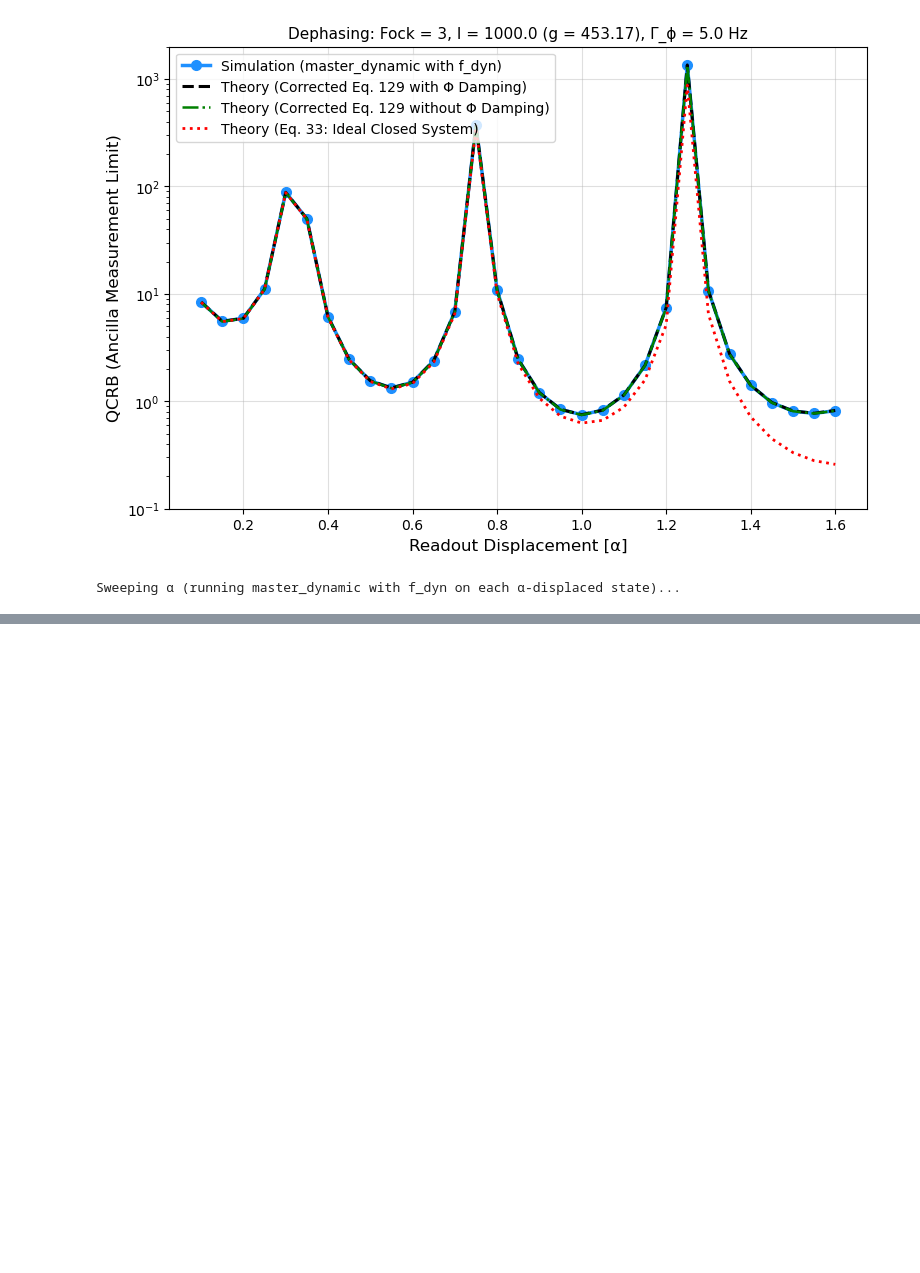
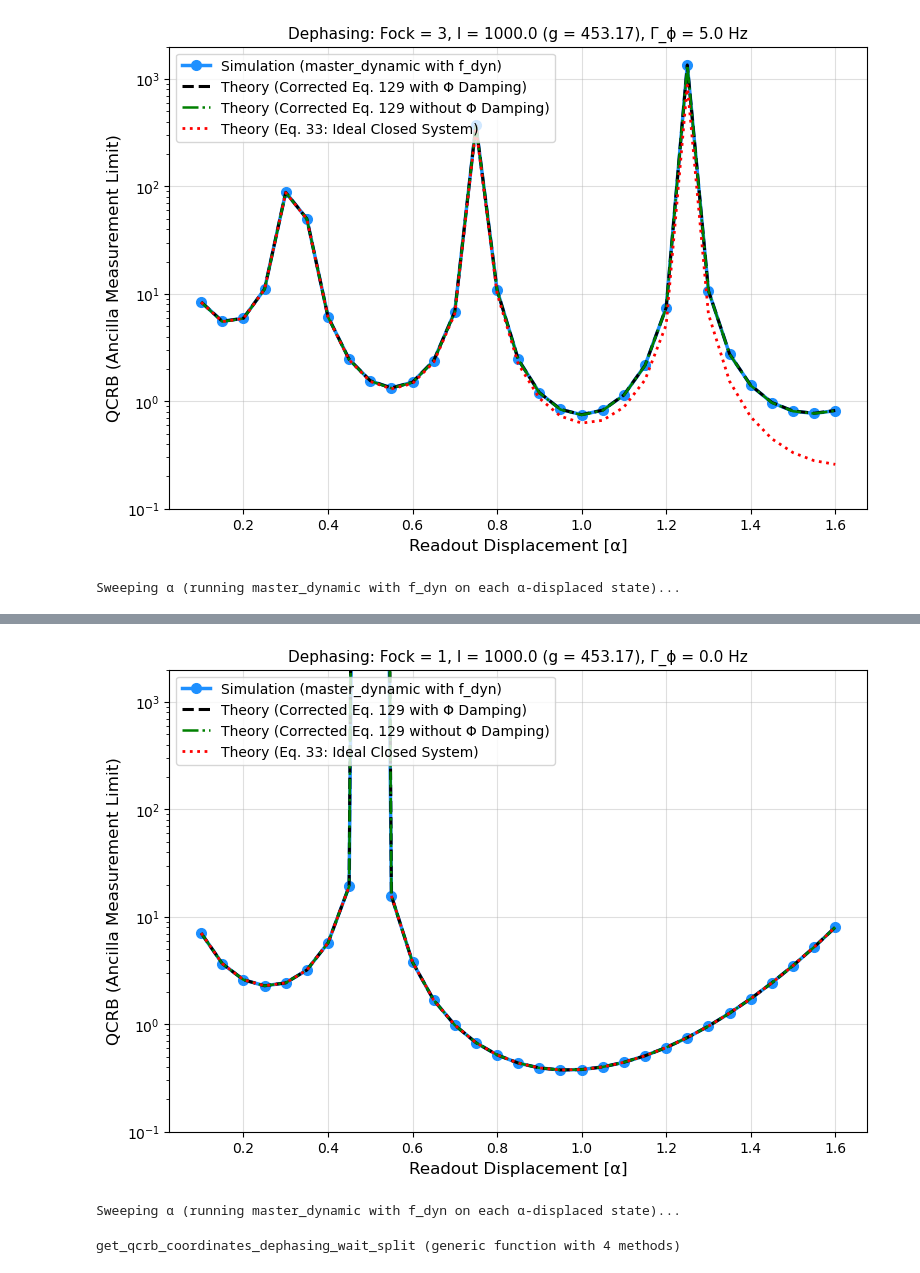
Before and after one commit to park2003/TestSQRLab, a Jupyter notebook: 1017_dephasing_sim.ipynb, the cells around one changed output, grey strips where cells are left out. Saved outputs shown, nothing was run; the diff lists cells and outputs as text; code cells hidden in the pictures; blank space fills up the shorter version.

```diff
--- a/1017_dephasing_sim.ipynb
+++ b/1017_dephasing_sim.ipynb
@@ -838,0 +1462,78 @@ Sweeping α (running master_dynamic with f_dyn on each α-displaced state)...
+# %%
+plot_qcrb_results_dephasing(1, 1e3, 0.0)
+# %% [output]
+[figure, added]
+Sweeping α (running master_dynamic with f_dyn on each α-displaced state)...
+# %%
+function get_qcrb_coordinates_dephasing_wait_split(n_fock::Int=3, laser_intensity::Float64=1e3, gamma_phi::Float64=25.0)
+    beta_signal = 0.0
+    d_beta = 1e-4
+
+    trap_freq = 19e5
+    hbar = 1.0545718e-34
+    amu = 1.66053906e-27
+    m_Ca40 = 39.96259 * amu
+    ion = Ca40([("S1/2", -1/2, "g"), ("D5/2", -5/2, "e")])
+    chain = LinearChain(ions=[ion], comfrequencies=(x=3e6, y=3e6, z=trap_freq), selectedmodes=(; z=[1]))
+    trap_pre = Chamber(iontrap=chain, B=1e-13, Bhat=ẑ)
+    transition_λ = transitionwavelength(ion, ("g", "e"), trap_pre)
+    sim_mode = zmodes(trap_pre)[1]
+    sim_mode.N = 50
+    sim_mode.shape = [51]
+
+    omega_trap = 2 * π * trap_freq
+    z_zpf = sqrt(hbar / (2 * m_Ca40 * omega_trap))
+    k_z = (2 * π / transition_λ) / sqrt(2)
+    eta = k_z * z_zpf
+    dummy_laser = Laser(I=laser_intensity, k=(x̂ + ẑ) / √2, ϵ=ŷ, λ=transition_λ)
+    Omega_eff_Hz = IonSim.matrixelement(ion, ("g", "e"), laser_intensity, polarization(dummy_laser), wavevector(dummy_laser), (; x=0.0, y=0.0, z=1.0))
+    Omega_eff = Omega_eff_Hz * 2 * π
+    t_sig_s = (2 * 1.0) / (eta * Omega_eff)
+    Gamma_t = gamma_phi * t_sig_s
+
+    N_cut = 50
+    b_fock = FockBasis(N_cut)
+    psi_fock_qo = fockstate(b_fock, n_fock)
+    spin_g = normalize(ion["g"])
+
+    # 1. INITIAL STATE SITS AT THE ORIGIN
+    initial_sys_origin = spin_g ⊗ Ket(sim_mode, psi_fock_qo.data)
+
+    println("\nRunning master_dynamic (Wait/Signal Phase at the Origin)...")
+    # 2. NOISE INJECTION HAPPENS BEFORE THE SPLIT
+    noisy_beta_state = SDF_apply_with_alpha_dephasing(laser_intensity, 0.0, beta_signal, false, initial_sys_origin, n_fock, gamma_phi)
+    noisy_beta_state_pert = SDF_apply_with_alpha_dephasing(laser_intensity, 0.0, beta_signal + d_beta, false, initial_sys_origin, n_fock, gamma_phi)
+
+    alphas = collect(0.1:0.05:1.6)
+    sim_qcrbs = Float64[]
+    theory_closed_qcrbs = Float64[]
+    theory_wait_split_phi_qcrbs = Float64[]
+
+    continuous_signal_factor = Gamma_t > 1e-10 ? (2.0 / Gamma_t) * (1.0 - exp(-Gamma_t / 2.0)) : 1.0
+
+    println("Sweeping α (Applying instantaneous SDF Split)...")
+    for a in alphas
+        # 3. SPLIT PHASE HAPPENS AFTER THE NOISE
+        state_a_full = SDF_apply_with_alpha_dephasing(laser_intensity, pi/2, a, true, noisy_beta_state, n_fock, gamma_phi)
+        state_a_pert_full = SDF_apply_with_alpha_dephasing(laser_intensity, pi/2, a, true, noisy_beta_state_pert, n_fock, gamma_phi)
+
+        rho_spin_a = ptrace(state_a_full, 2)
+        rho_spin_a_pert = ptrace(state_a_pert_full, 2)
+
+        _, qcrb_sim = calculate_qcrb(rho_spin_a, rho_spin_a_pert, d_beta)
+        push!(sim_qcrbs, qcrb_sim)
+
+        # 4. THEORY: Closed System Baseline (Eq. 33)
+        L_val = laguerre(n_fock, 4 * a^2)
+        qcrb_closed = exp(4 * a^2) / (16 * a^2 * L_val^2)
+        push!(theory_closed_qcrbs, qcrb_closed)
+
+        # 5. THEORY: Wait->Split only suffers from the continuous beta phase drag (Φ), NOT envelope smearing
+        qcrb_wait_split = qcrb_closed / (continuous_signal_factor^2)
+        push!(theory_wait_split_phi_qcrbs, qcrb_wait_split)
+    end
+
+    return alphas, sim_qcrbs, theory_closed_qcrbs, theory_wait_split_phi_qcrbs
+end
+# %% [output]
+get_qcrb_coordinates_dephasing_wait_split (generic function with 4 methods)
```
Also changed, not shown: parts of 14 cells of this notebook, 4 other files.
